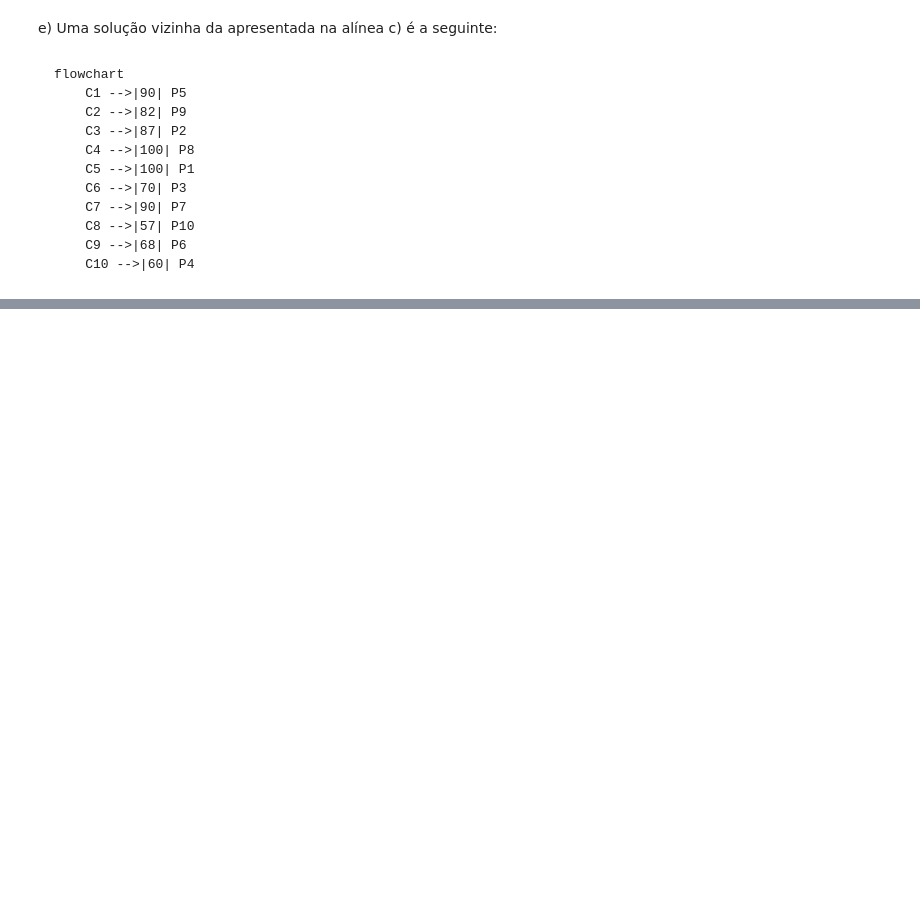
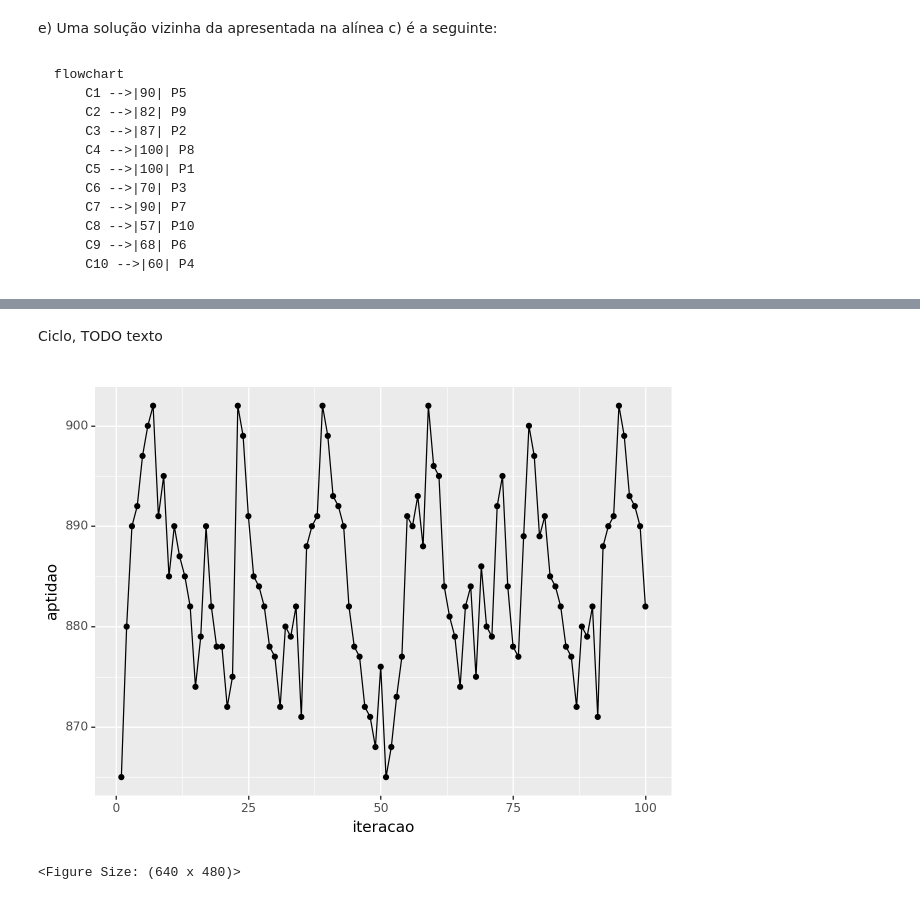
Before and after one commit to notPlancha/projeto-optimizacao, a Jupyter notebook: II/Rascunho.ipynb, the cells around one changed output, grey strips where cells are left out. Drawn from its saved outputs; the diff is of its cells as text; code cells hidden in the pictures; blank space fills up the shorter version.

```diff
--- a/II/Rascunho.ipynb
+++ b/II/Rascunho.ipynb
@@ -176,9 +178,8 @@ d) Uma estrutura de vizinhança para este problema pode ser definida como a troc
 # %%
 # d)
-def getVizinhanca(cientistas: Cientistas) -> list[Cientistas]:
-    vizinhanca = []
-    for i in range(1, len(cientistas)): # [1:9]
-        vizinho = copy(cientistas)
-        vizinho.tradeProject(i, i+1)
-        vizinhanca.append(vizinho)
-    return vizinhanca
+def getVizinhanca(cientistas: Cientistas) -> Vizinhanca:
+    for i in range(1, len(cientistas)+1): # [1:11[
+        for j in range(i+1, len(cientistas)+1): #]i:11[
+            vizinho = copy(cientistas)
+            vizinho.tradeProject(i, j)
+            yield vizinho, {i, j}
@@ -201,6 +206,7 @@ flowchart
 # %%
 # e)
 V = getVizinhanca(cientistas)
-print(V[0])
+first = next(V)
+print(first[0])
 # %% [output]
 Cientistas e os seus projetos associados:
@@ -324,0 +365,20 @@ df["aptidao"] = df["cientistas"].apply(lambda x: x.aptidaoTotal)
+# %% [markdown]
+Ciclo, TODO texto
+# %%
+showLog = False
+temp5 = TabuSearch(cientistas, tempo_perm=5, max_iter=100, minApt=10000)
+
+
+df2 = DataFrame({
+    "iteracao" : pipe(range(1,101), list),
+    "solucoes" : [repr(i) for i in temp5[1][0]],
+    "movimento": temp5[1][1],
+    "tabus"    : temp5[1][2],
+    "aptidao"  : [i.aptidaoTotal for i in temp5[1][0]]
+})
+
+
+(ggplot(df2, aes(x="iteracao", y="aptidao")) + geom_point() + geom_line())
+# %% [output]
+[figure, added]
+<Figure Size: (640 x 480)>
```
Also changed, not shown: parts of 20 cells of this notebook.
